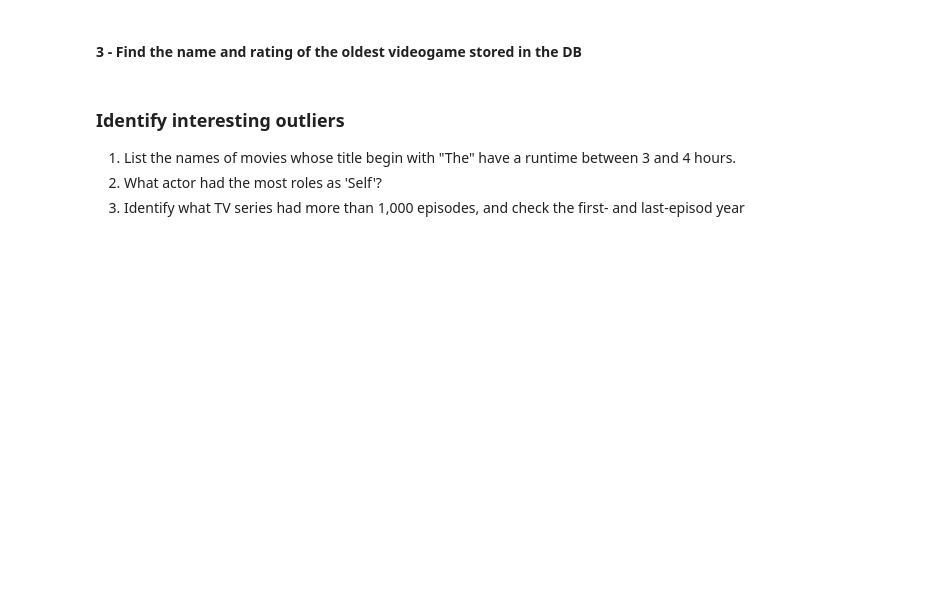
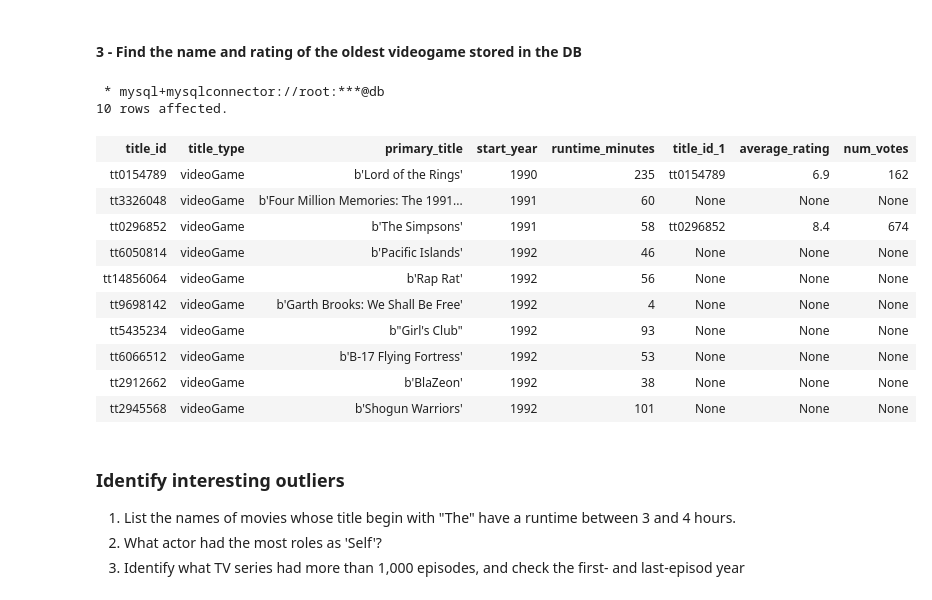
Before and after one commit to alessiopitteri/MAPD-B, a Jupyter notebook: mysql/notebooks/MySQL.ipynb, the cells around one changed output. Saved outputs shown, nothing was run; the diff lists cells and outputs as text; code cells hidden in the pictures; blank space fills up the shorter version.

```diff
--- a/mysql/notebooks/MySQL.ipynb
+++ b/mysql/notebooks/MySQL.ipynb
@@ -2200,5 +2253,27 @@ describe Had_role;
 # %% [markdown]
 #### 3 - Find the name and rating of the oldest videogame stored in the DB
+# %%
+%%sql
+SELECT *
+FROM Titles TT
+LEFT JOIN Title_ratings TR ON TT.title_id = TR.title_id
+WHERE(TT.title_type = "videoGame")
+ORDER BY (TT.start_year)
+LIMIT 10
+# %% [output]
+ * mysql+mysqlconnector://root:***@db
+10 rows affected.
+| title_id | title_type | primary_title | start_year | runtime_minutes | title_id_1 | average_rating | num_votes |
+| tt0154789 | videoGame | b'Lord of the Rings' | 1990 | 235 | tt0154789 | 6.9 | 162 |
+| tt3326048 | videoGame | b'Four Million Memories: The 1991... | 1991 | 60 | None | None | None |
+| tt0296852 | videoGame | b'The Simpsons' | 1991 | 58 | tt0296852 | 8.4 | 674 |
+| tt6050814 | videoGame | b'Pacific Islands' | 1992 | 46 | None | None | None |
+| tt14856064 | videoGame | b'Rap Rat' | 1992 | 56 | None | None | None |
+| tt9698142 | videoGame | b'Garth Brooks: We Shall Be Free' | 1992 | 4 | None | None | None |
+| tt5435234 | videoGame | b"Girl's Club" | 1992 | 93 | None | None | None |
+| tt6066512 | videoGame | b'B-17 Flying Fortress' | 1992 | 53 | None | None | None |
+| tt2912662 | videoGame | b'BlaZeon' | 1992 | 38 | None | None | None |
+| tt2945568 | videoGame | b'Shogun Warriors' | 1992 | 101 | None | None | None |
 # %% [markdown]
 ### Identify interesting outliers
 
```
Also changed, not shown: parts of 19 cells of this notebook, 1 other file.
